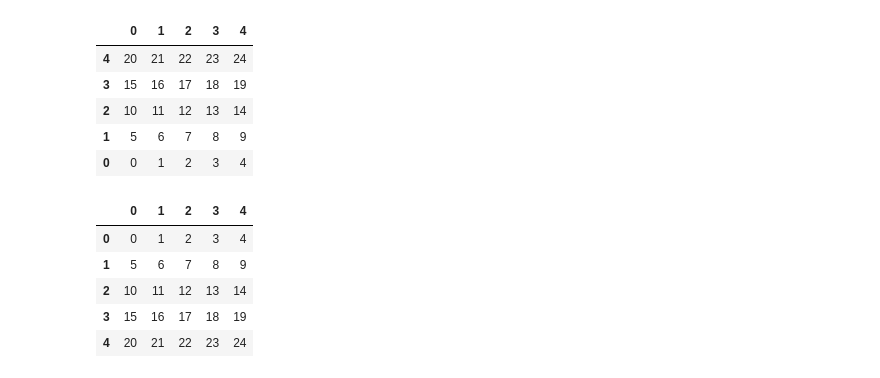
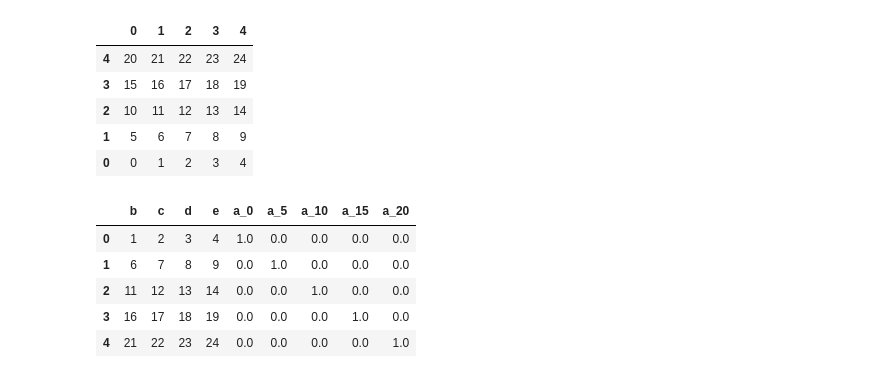
Before and after one commit to anmorozov16/ds_practice, a Jupyter notebook: data_science_practice.ipynb, the cells around one changed output. Drawn from its saved outputs; the diff is of its cells as text; code cells hidden in the pictures.

```diff
--- a/data_science_practice.ipynb
+++ b/data_science_practice.ipynb
@@ -1200,10 +1200,14 @@ df.iloc[::-1,:]
 | 0 | 0 | 1 | 2 | 3 | 4 |
 # %%
 # 58. How to create one-hot encodings of a categorical variable (dummy variables)?
+
+df = pd.DataFrame(np.arange(25).reshape(5,-1), columns=list('abcde'))
+df['a'] = df['a'].astype('category')
+pd.get_dummies(df, dtype=float)
 # %% [output]
-|  | 0 | 1 | 2 | 3 | 4 |
-| 0 | 0 | 1 | 2 | 3 | 4 |
-| 1 | 5 | 6 | 7 | 8 | 9 |
-| 2 | 10 | 11 | 12 | 13 | 14 |
-| 3 | 15 | 16 | 17 | 18 | 19 |
-| 4 | 20 | 21 | 22 | 23 | 24 |
+|  | b | c | d | e | a_0 | a_5 | a_10 | a_15 | a_20 |
+| 0 | 1 | 2 | 3 | 4 | 1.0 | 0.0 | 0.0 | 0.0 | 0.0 |
+| 1 | 6 | 7 | 8 | 9 | 0.0 | 1.0 | 0.0 | 0.0 | 0.0 |
+| 2 | 11 | 12 | 13 | 14 | 0.0 | 0.0 | 1.0 | 0.0 | 0.0 |
+| 3 | 16 | 17 | 18 | 19 | 0.0 | 0.0 | 0.0 | 1.0 | 0.0 |
+| 4 | 21 | 22 | 23 | 24 | 0.0 | 0.0 | 0.0 | 0.0 | 1.0 |
```
Also changed, not shown: parts of 10 cells of this notebook.
